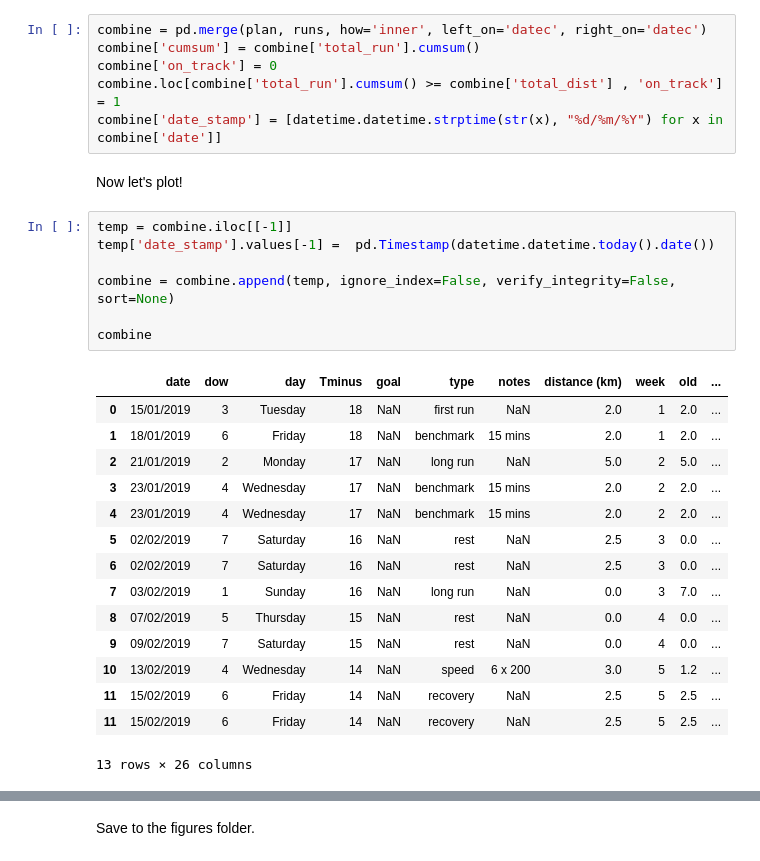
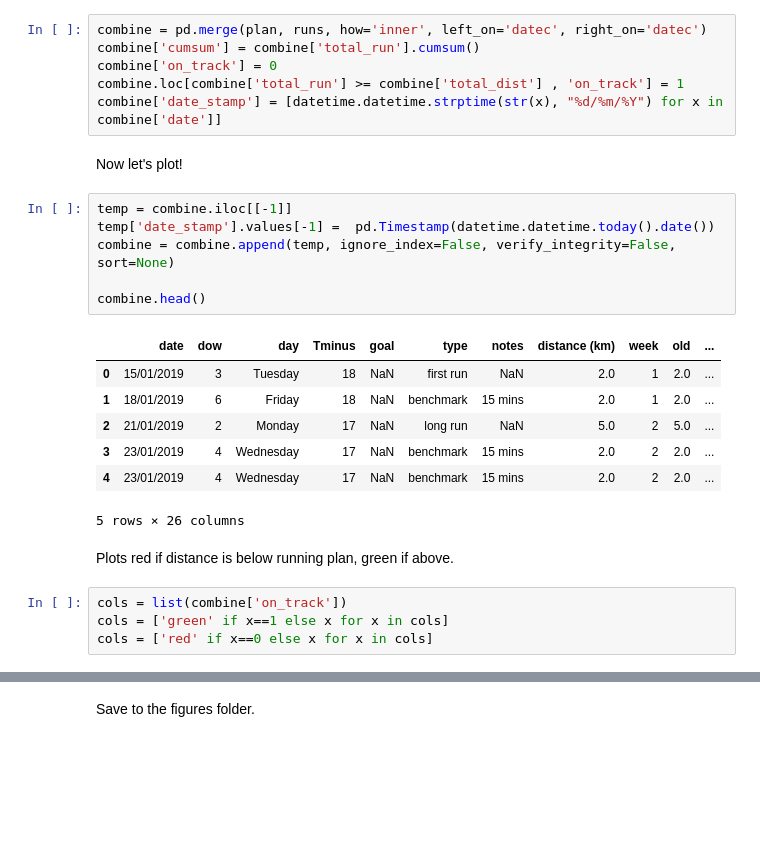
Before and after one commit to KatrionaGoldmann/Fitbit-Progress, a Jupyter notebook: 2_exercise_progress.ipynb, the cells around one changed output, grey strips where cells are left out. Saved outputs shown, nothing was run; the diff lists cells and outputs as text; blank space fills up the shorter version.

```diff
--- a/2_exercise_progress.ipynb
+++ b/2_exercise_progress.ipynb
@@ -109,32 +89,29 @@ Create a combined df to determine how things are looking comparing the plan to l
 combine = pd.merge(plan, runs, how='inner', left_on='datec', right_on='datec')
 combine['cumsum'] = combine['total_run'].cumsum()
 combine['on_track'] = 0
-combine.loc[combine['total_run'].cumsum() >= combine['total_dist'] , 'on_track'] = 1
+combine.loc[combine['total_run'] >= combine['total_dist'] , 'on_track'] = 1
 combine['date_stamp'] = [datetime.datetime.strptime(str(x), "%d/%m/%Y") for x in combine['date']]
 # %% [markdown]
 Now let's plot!
 # %%
 temp = combine.iloc[[-1]]
 temp['date_stamp'].values[-1] =  pd.Timestamp(datetime.datetime.today().date())
-
 combine = combine.append(temp, ignore_index=False, verify_integrity=False, sort=None)
 
-combine
+combine.head()
 # %% [output]
 |  | date | dow | day | Tminus | goal | type | notes | distance (km) | week | old | ... |
 | 0 | 15/01/2019 | 3 | Tuesday | 18 | NaN | first run | NaN | 2.0 | 1 | 2.0 | ... |
 | 1 | 18/01/2019 | 6 | Friday | 18 | NaN | benchmark | 15 mins | 2.0 | 1 | 2.0 | ... |
 | 2 | 21/01/2019 | 2 | Monday | 17 | NaN | long run | NaN | 5.0 | 2 | 5.0 | ... |
 | 3 | 23/01/2019 | 4 | Wednesday | 17 | NaN | benchmark | 15 mins | 2.0 | 2 | 2.0 | ... |
 | 4 | 23/01/2019 | 4 | Wednesday | 17 | NaN | benchmark | 15 mins | 2.0 | 2 | 2.0 | ... |
-| 5 | 02/02/2019 | 7 | Saturday | 16 | NaN | rest | NaN | 2.5 | 3 | 0.0 | ... |
-| 6 | 02/02/2019 | 7 | Saturday | 16 | NaN | rest | NaN | 2.5 | 3 | 0.0 | ... |
-| 7 | 03/02/2019 | 1 | Sunday | 16 | NaN | long run | NaN | 0.0 | 3 | 7.0 | ... |
-| 8 | 07/02/2019 | 5 | Thursday | 15 | NaN | rest | NaN | 0.0 | 4 | 0.0 | ... |
-| 9 | 09/02/2019 | 7 | Saturday | 15 | NaN | rest | NaN | 0.0 | 4 | 0.0 | ... |
-| 10 | 13/02/2019 | 4 | Wednesday | 14 | NaN | speed | 6 x 200 | 3.0 | 5 | 1.2 | ... |
-| 11 | 15/02/2019 | 6 | Friday | 14 | NaN | recovery | NaN | 2.5 | 5 | 2.5 | ... |
-| 11 | 15/02/2019 | 6 | Friday | 14 | NaN | recovery | NaN | 2.5 | 5 | 2.5 | ... |
-13 rows × 26 columns
+5 rows × 26 columns
+# %% [markdown]
+Plots red if distance is below running plan, green if above.
+# %%
+cols = list(combine['on_track'])
+cols = ['green' if x==1 else x for x in cols]
+cols = ['red' if x==0 else x for x in cols]
 # %%
 # Plot the plan
```
Also changed, not shown: parts of 10 cells of this notebook, 8 other files.
